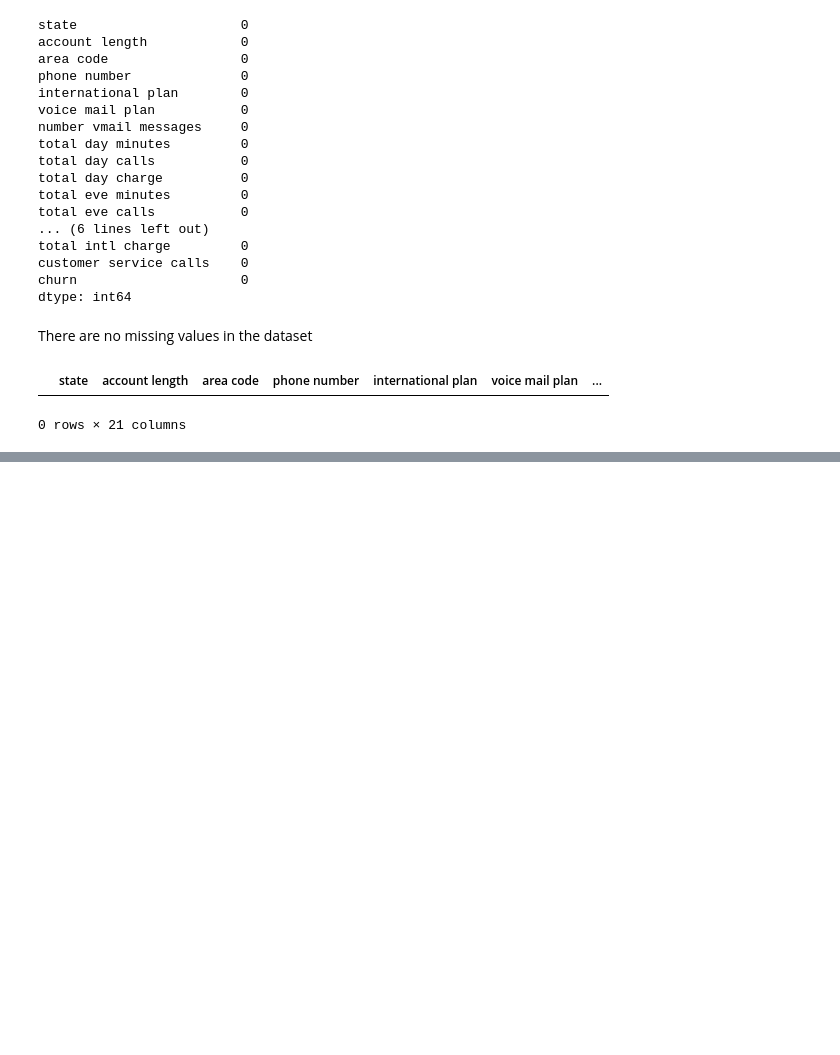
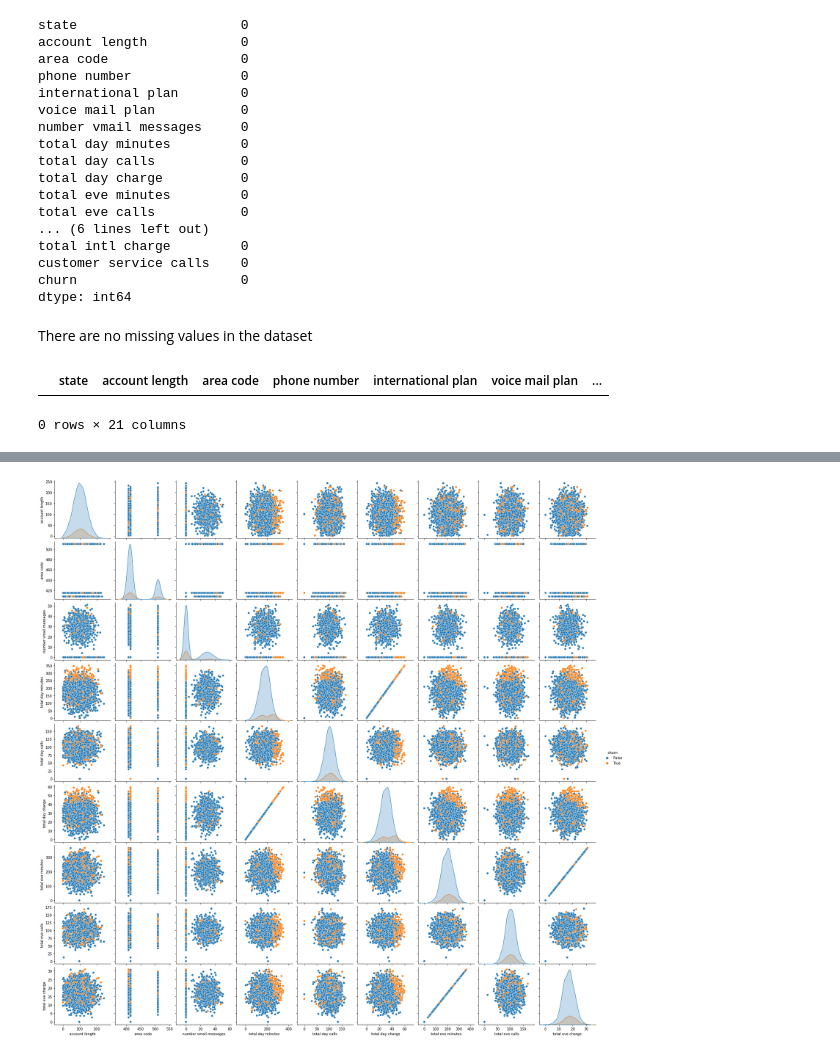
Before and after one commit to Harry-Atulah/phase3_project, a Jupyter notebook: student.ipynb, the cells around one changed output, grey strips where cells are left out. Cells and saved outputs as stored; diff of their text form; code cells hidden in the pictures; blank space fills up the shorter version.

```diff
--- a/student.ipynb
+++ b/student.ipynb
@@ -141,0 +191,6 @@ duplicates_with_rows
+# %%
+#Pairplot
+sns.pairplot(df, hue='churn', vars=['account length','area code','number vmail messages','total day minutes','total day calls','total day charge','total eve minutes','total eve calls','total eve charge'])
+plt.show()
+# %% [output]
+[figure, added]
```
Also changed, not shown: parts of 9 cells of this notebook.
